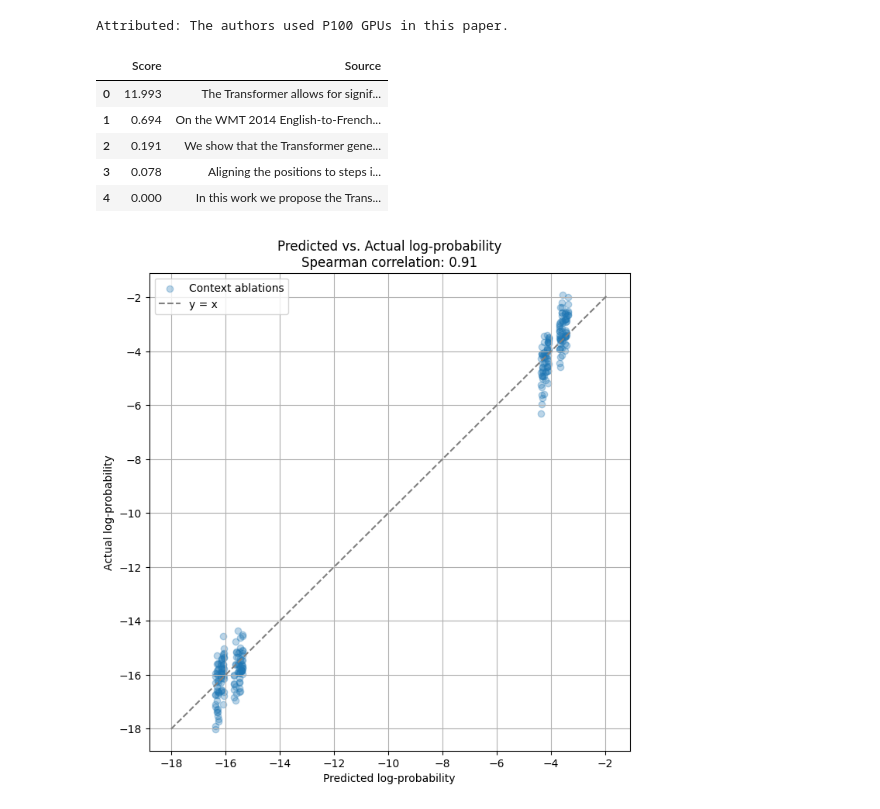
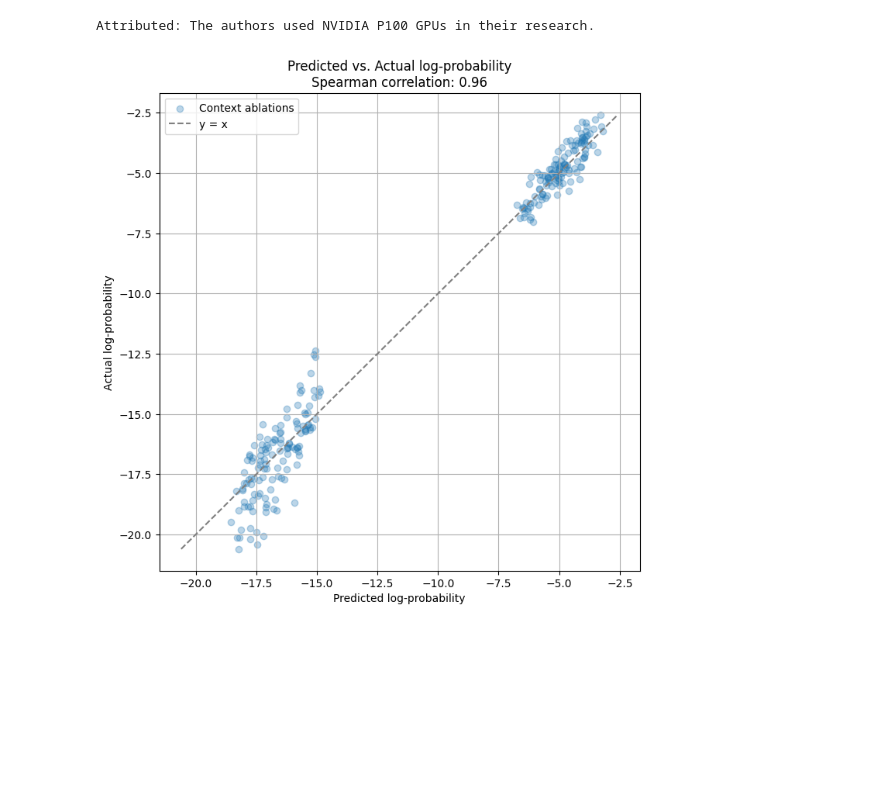
Before and after one commit to Tsun0193/ContextAttribution, a Jupyter notebook: ContextCite.ipynb, the cells around one changed output. Drawn from its saved outputs; the diff is of its cells as text; code cells hidden in the pictures; blank space fills up the shorter version.

```diff
--- a/ContextCite.ipynb
+++ b/ContextCite.ipynb
@@ -38,6 +38,9 @@ model_name = "meta-llama/Llama-3.2-1B-Instruct" # 3.2 1B Instruct for faster inf
 #     if len(doc.text) >= 32:
 #         data += doc.text + " "
 # len(data)
+# %%
+with open(document, 'r') as f:
+	data = f.read()
 # %%
 def plot(cc: ContextCiter, path: str = None):
     pred_logits = cc._pred_logit_probs
@@ -86,23 +89,14 @@ def input_handler(path: str) -> str:
 # %%
 cc = ContextCiter.from_pretrained(
 	model_name,
-	context=input_handler(document),
-	query="What type of GPUs did the authors use in this paper?",
+	context=data,
+	query='What type of GPU did the authors use in this research?',
 	device="cuda",
-	num_ablations=128
+	num_ablations=256
 )
+
+cc.get_attributions(as_dataframe=True, top_k=5)
+plot(cc)
+# %% [output]
+Attributed: The authors used NVIDIA P100 GPUs in their research.
+[figure, added]
-# %%
-res = cc.get_attributions(as_dataframe=True, top_k=5)
-res
-# %% [output]
-Attributed: The authors used P100 GPUs in this paper.
-|  | Score | Source |
-| 0 | 11.993 | The Transformer allows for signif... |
-| 1 | 0.694 | On the WMT 2014 English-to-French... |
-| 2 | 0.191 | We show that the Transformer gene... |
-| 3 | 0.078 | Aligning the positions to steps i... |
-| 4 | 0.000 | In this work we propose the Trans... |
-# %%
-plot(cc)
-# %% [output]
-[figure, removed]
```
Also changed, not shown: 1 other file.
